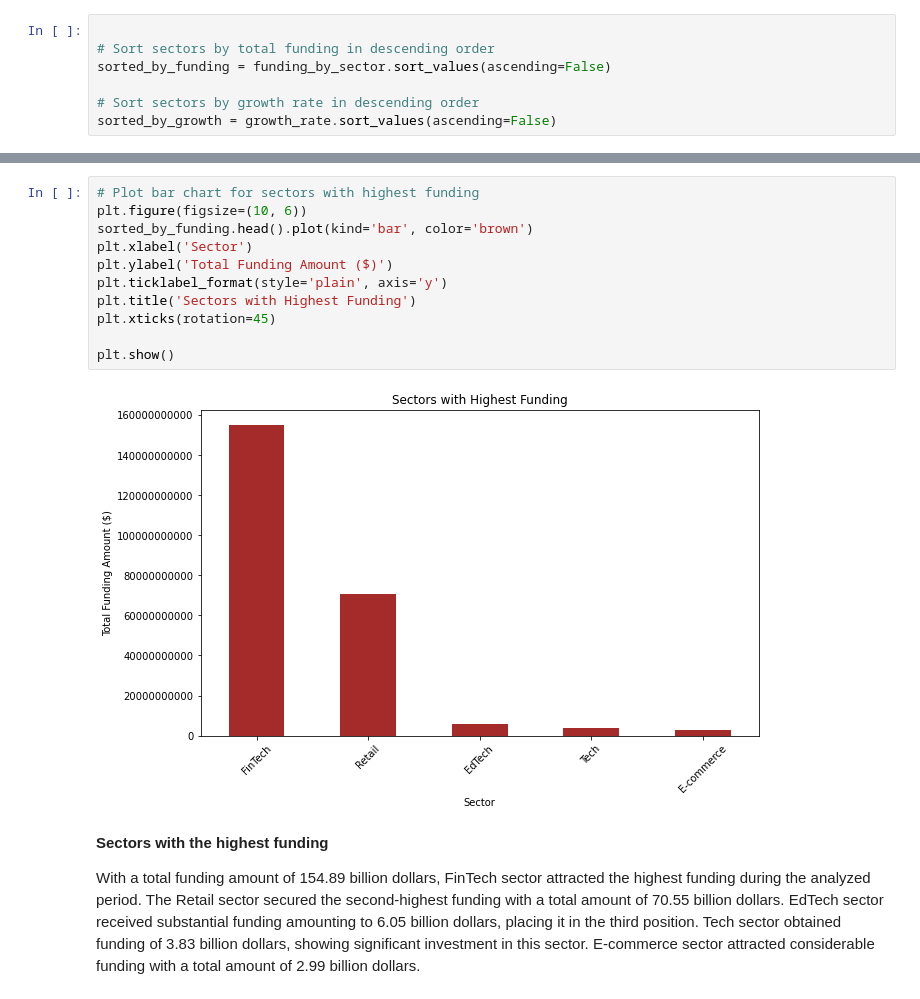
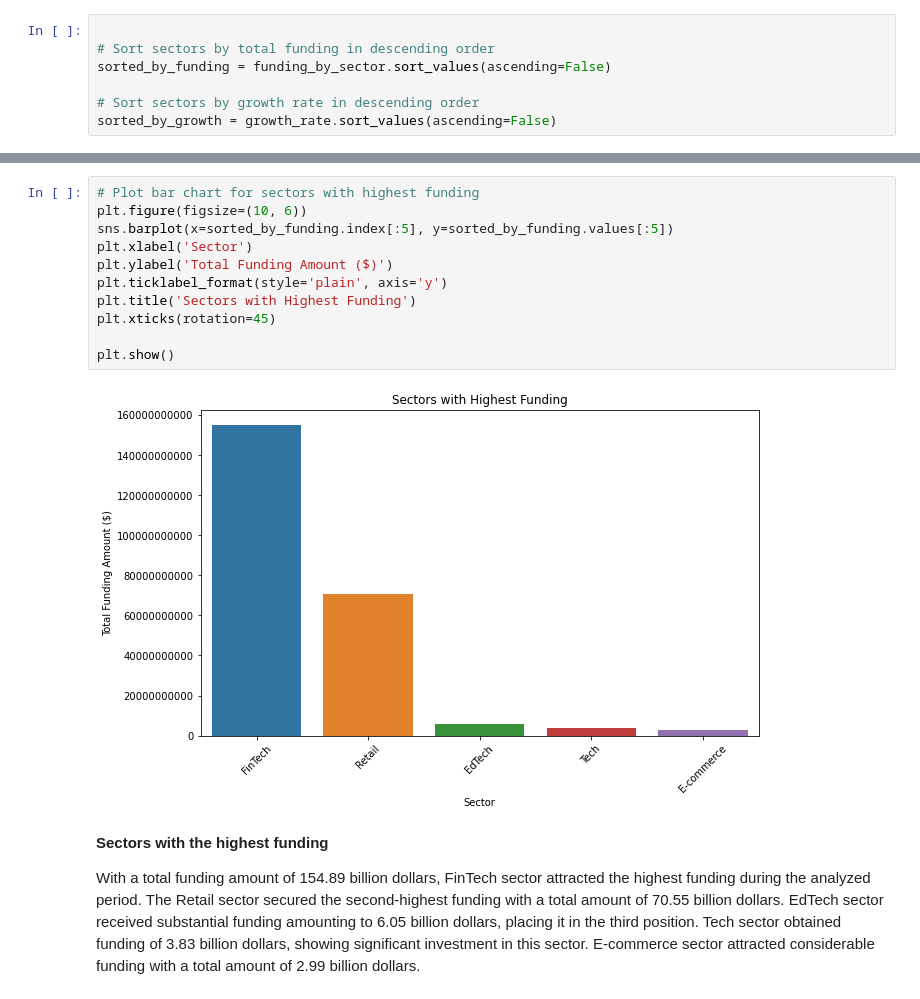
Before and after one commit to Aliyyah22/Analysing-The-Indian-Startup-Ecosystem, a Jupyter notebook: Data Analysis Project-Indian Startup Ecosystem.ipynb, the cells around one changed output, grey strips where cells are left out. Drawn from its saved outputs; the diff is of its cells as text.

Commit message:
Updated the colour of the graph

```diff
--- a/Data Analysis Project-Indian Startup Ecosystem.ipynb
+++ b/Data Analysis Project-Indian Startup Ecosystem.ipynb
@@ -3922,16 +3922,16 @@ Name: Amount($), dtype: float64
 # %%
 # Plot bar chart for sectors with highest funding
 plt.figure(figsize=(10, 6))
-sorted_by_funding.head().plot(kind='bar', color='brown')
+sns.barplot(x=sorted_by_funding.index[:5], y=sorted_by_funding.values[:5])
 plt.xlabel('Sector')
 plt.ylabel('Total Funding Amount ($)')
 plt.ticklabel_format(style='plain', axis='y')
 plt.title('Sectors with Highest Funding')
 plt.xticks(rotation=45)
 
 plt.show()
 # %% [output]
-[figure, old version]
+[figure, new version]
 # %% [markdown]
 **Sectors with the highest funding**
 
```
Also changed, not shown: parts of 6 cells of this notebook.
